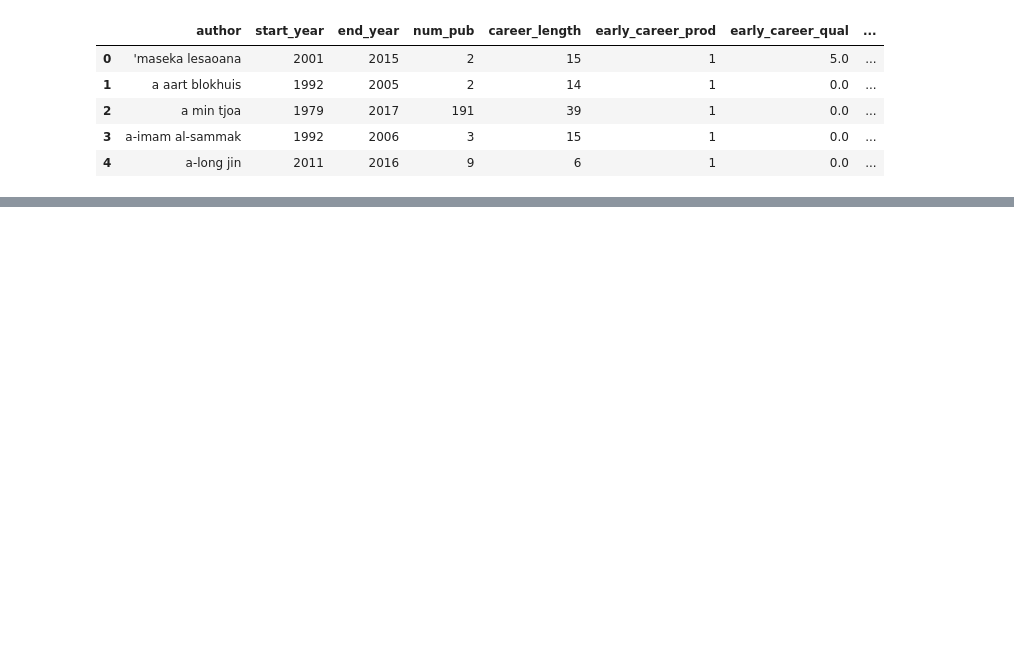
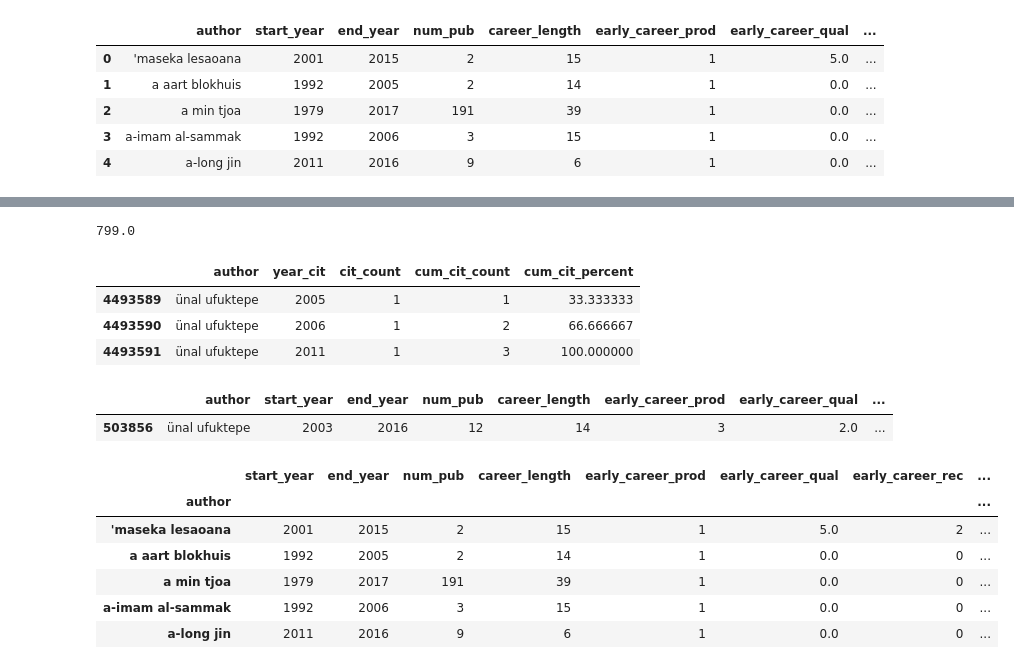
Before and after one commit to gesiscss/inequality, a Jupyter notebook: 3.Matching methods.ipynb, the cells around one changed output, grey strips where cells are left out. Drawn from its saved outputs; the diff is of its cells as text; code cells hidden in the pictures; blank space fills up the shorter version.

```diff
--- a/3.Matching methods.ipynb
+++ b/3.Matching methods.ipynb
@@ -15,0 +100,2 @@ credible_authors.head()
+# %%
+final_citation_count = credible_authors.set_index('author')['final_citation_count']
@@ -15,0 +112,34 @@ credible_authors.head()
+# %%
+final_citation_count['a min tjoa']
+# %% [output]
+799.0
+# %%
+citations_year_auth[citations_year_auth.author == 'ünal ufuktepe']
+# %% [output]
+|  | author | year_cit | cit_count | cum_cit_count | cum_cit_percent |
+| 4493589 | ünal ufuktepe | 2005 | 1 | 1 | 33.333333 |
+| 4493590 | ünal ufuktepe | 2006 | 1 | 2 | 66.666667 |
+| 4493591 | ünal ufuktepe | 2011 | 1 | 3 | 100.000000 |
+# %%
+credible_authors[credible_authors.author == 'ünal ufuktepe']
+# %% [output]
+|  | author | start_year | end_year | num_pub | career_length | early_career_prod | early_career_qual | ... |
+| 503856 | ünal ufuktepe | 2003 | 2016 | 12 | 14 | 3 | 2.0 | ... |
+# %%
+citations_year_auth['cum_cit_percent'] = citations_year_auth.apply(
+    lambda row: row.cum_cit_count*100.0/final_citation_count[row.author], axis=1)
+# %%
+citation_percentage_list = citations_year_auth.groupby('author')['cum_cit_percent'].apply(list)
+# %%
+credible_authors = credible_authors.set_index('author')
+credible_authors['citation_percentage_list'] = citation_percentage_list
+# %%
+credible_authors.head()
+# %% [output]
+|  | start_year | end_year | num_pub | career_length | early_career_prod | early_career_qual | early_career_rec | ... |
+| author |  |  |  |  |  |  |  | ... |
+| 'maseka lesaoana | 2001 | 2015 | 2 | 15 | 1 | 5.0 | 2 | ... |
+| a aart blokhuis | 1992 | 2005 | 2 | 14 | 1 | 0.0 | 0 | ... |
+| a min tjoa | 1979 | 2017 | 191 | 39 | 1 | 0.0 | 0 | ... |
+| a-imam al-sammak | 1992 | 2006 | 3 | 15 | 1 | 0.0 | 0 | ... |
+| a-long jin | 2011 | 2016 | 9 | 6 | 1 | 0.0 | 0 | ... |
```
Also changed, not shown: parts of 21 cells of this notebook, 3 other files.
